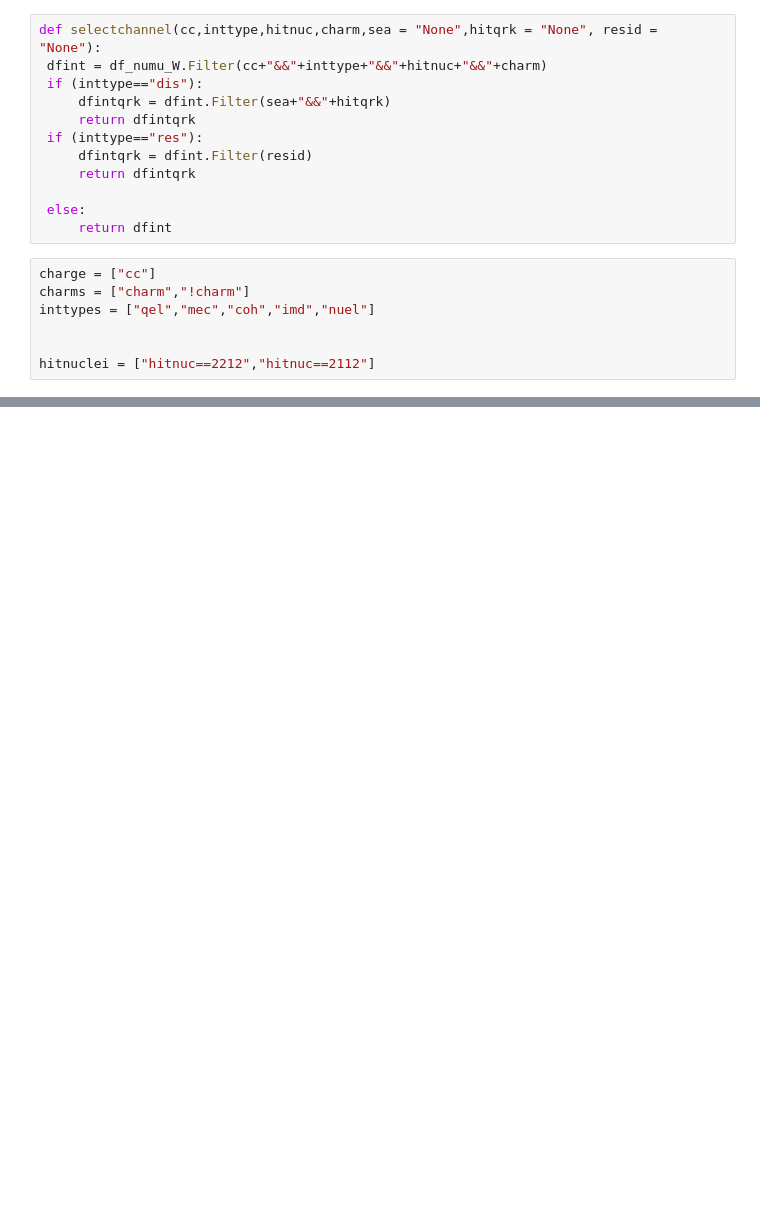
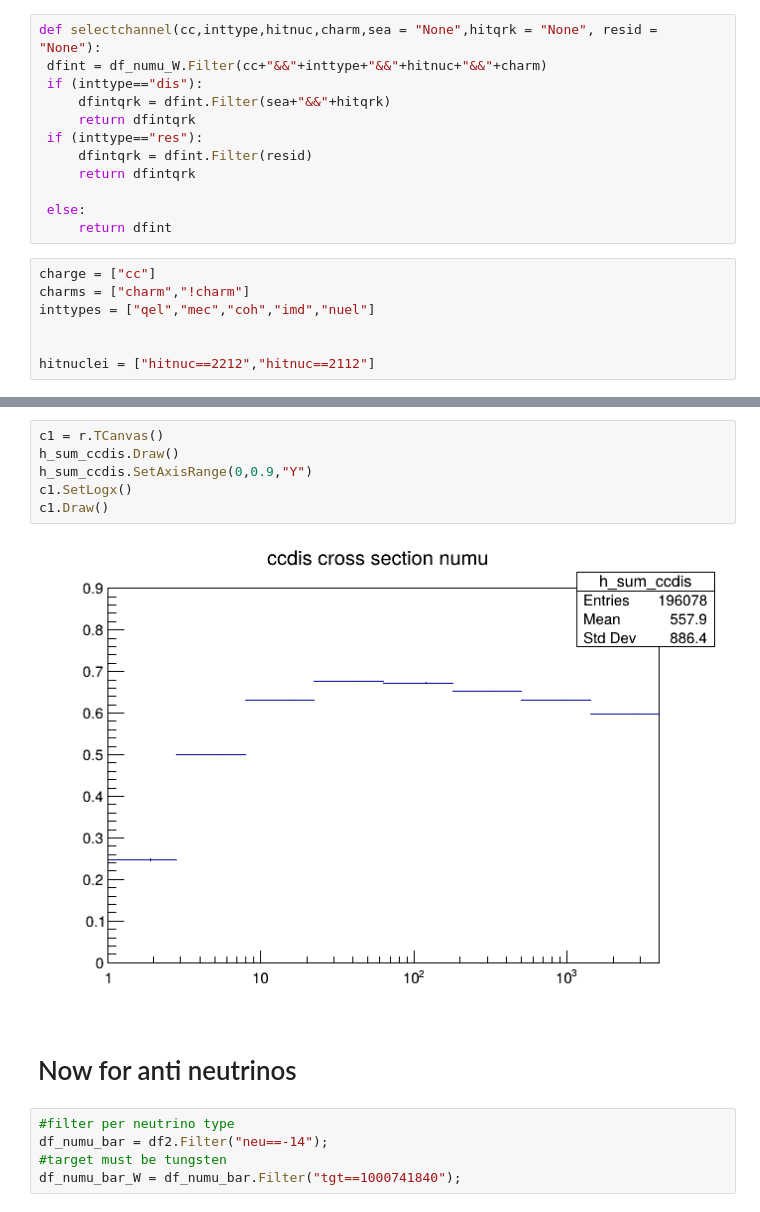
Before and after one commit to antonioiuliano2/macros-ship, a Jupyter notebook: nu_ship_simulations/SumCCCrossSections.ipynb, the cells around one changed output, grey strips where cells are left out. Cells and saved outputs as stored; diff of their text form; blank space fills up the shorter version.

```diff
--- a/nu_ship_simulations/SumCCCrossSections.ipynb
+++ b/nu_ship_simulations/SumCCCrossSections.ipynb
@@ -128,0 +147,15 @@ prof_cc_dis_hitnuc==2112_!charm_sea_quark_3 183.0
+# %%
+c1 = r.TCanvas()
+h_sum_ccdis.Draw()
+h_sum_ccdis.SetAxisRange(0,0.9,"Y")
+c1.SetLogx()
+c1.Draw()
+# %% [output]
+[figure, added]
+# %% [markdown]
+# Now for anti neutrinos
+# %%
+#filter per neutrino type
+df_numu_bar = df2.Filter("neu==-14");
+#target must be tungsten
+df_numu_bar_W = df_numu_bar.Filter("tgt==1000741840");
```
Also changed, not shown: parts of 33 cells of this notebook.
